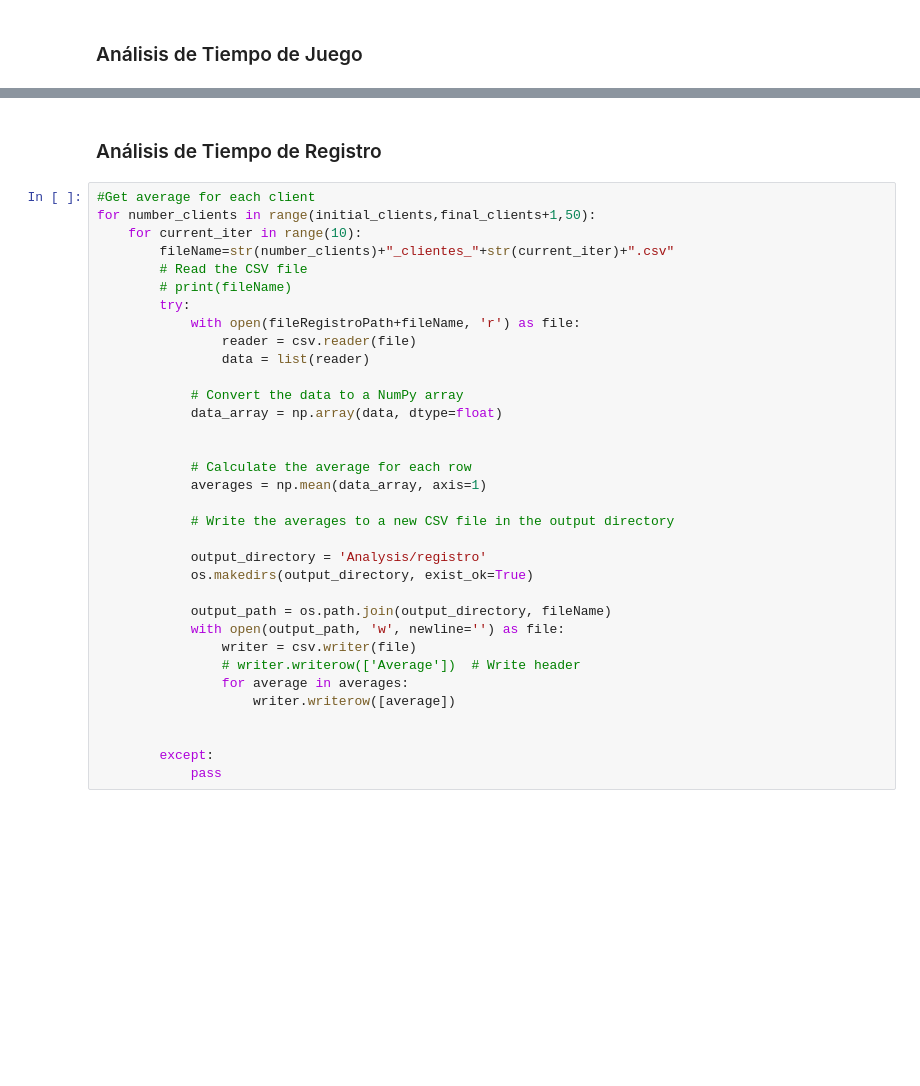
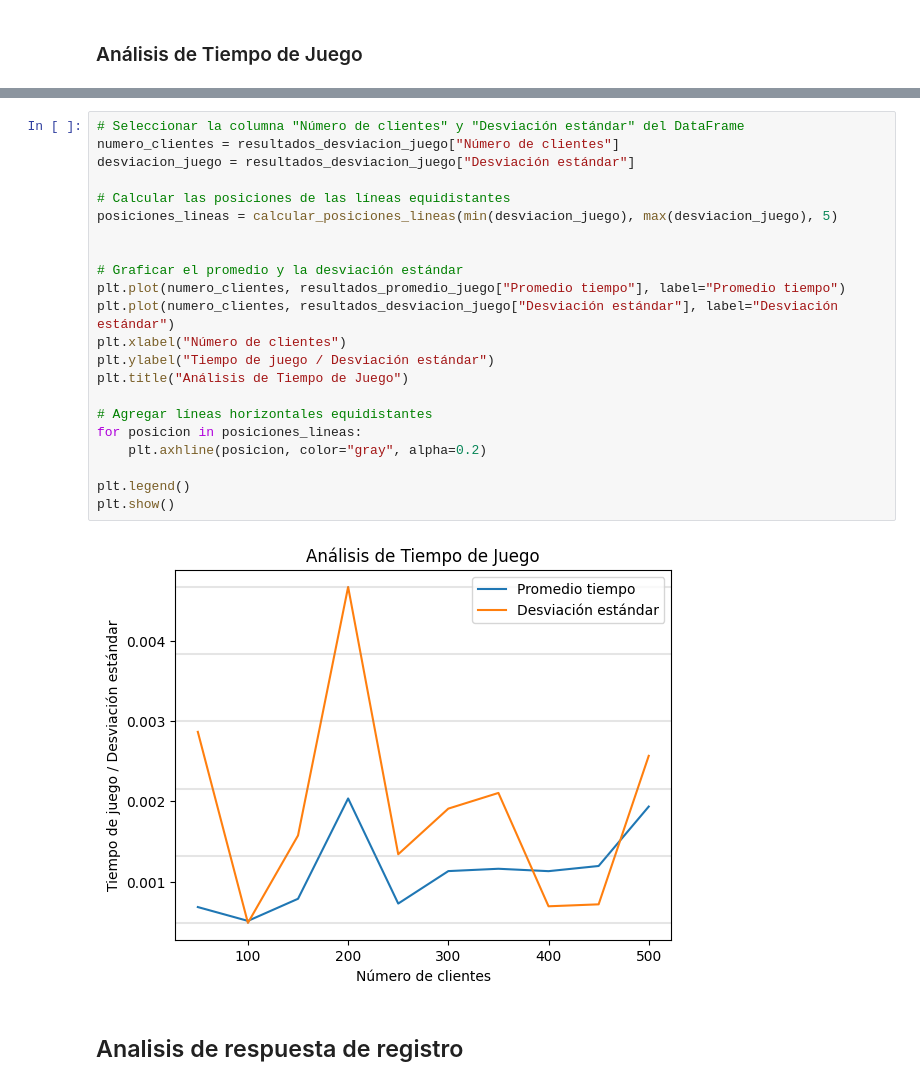
Before and after one commit to Cracop/Whack-a-mole, a Jupyter notebook: Estresador/Analysis.ipynb, the cells around one changed output, grey strips where cells are left out. Drawn from its saved outputs; the diff is of its cells as text; blank space fills up the shorter version.

Commit message:
analisis completo

```diff
--- a/Estresador/Analysis.ipynb
+++ b/Estresador/Analysis.ipynb
@@ -102,37 +183,27 @@ plt.show()
+# %%
+# Seleccionar la columna "Número de clientes" y "Desviación estándar" del DataFrame
+numero_clientes = resultados_desviacion_juego["Número de clientes"]
+desviacion_juego = resultados_desviacion_juego["Desviación estándar"]
+
+# Calcular las posiciones de las líneas equidistantes
+posiciones_lineas = calcular_posiciones_lineas(min(desviacion_juego), max(desviacion_juego), 5)
+
+
+# Graficar el promedio y la desviación estándar
+plt.plot(numero_clientes, resultados_promedio_juego["Promedio tiempo"], label="Promedio tiempo")
+plt.plot(numero_clientes, resultados_desviacion_juego["Desviación estándar"], label="Desviación estándar")
+plt.xlabel("Número de clientes")
+plt.ylabel("Tiempo de juego / Desviación estándar")
+plt.title("Análisis de Tiempo de Juego")
+
+# Agregar líneas horizontales equidistantes
+for posicion in posiciones_lineas:
+    plt.axhline(posicion, color="gray", alpha=0.2)
+
+plt.legend()
+plt.show()
+# %% [output]
+[figure, added]
 # %% [markdown]
-### Análisis de Tiempo de Registro
+## Analisis de respuesta de registro
-# %%
-#Get average for each client
-for number_clients in range(initial_clients,final_clients+1,50):
-    for current_iter in range(10):
-        fileName=str(number_clients)+"_clientes_"+str(current_iter)+".csv"
-        # Read the CSV file
-        # print(fileName)
-        try:
-            with open(fileRegistroPath+fileName, 'r') as file:
-                reader = csv.reader(file)
-                data = list(reader)
-
-            # Convert the data to a NumPy array
-            data_array = np.array(data, dtype=float)
-
-
-            # Calculate the average for each row
-            averages = np.mean(data_array, axis=1)
-
-            # Write the averages to a new CSV file in the output directory
-
-            output_directory = 'Analysis/registro'
-            os.makedirs(output_directory, exist_ok=True)
-
-            output_path = os.path.join(output_directory, fileName)
-            with open(output_path, 'w', newline='') as file:
-                writer = csv.writer(file)
-                # writer.writerow(['Average'])  # Write header
-                for average in averages:
-                    writer.writerow([average])
-
-
-        except:
-            pass
 # %%
```
Also changed, not shown: parts of 31 cells of this notebook.
